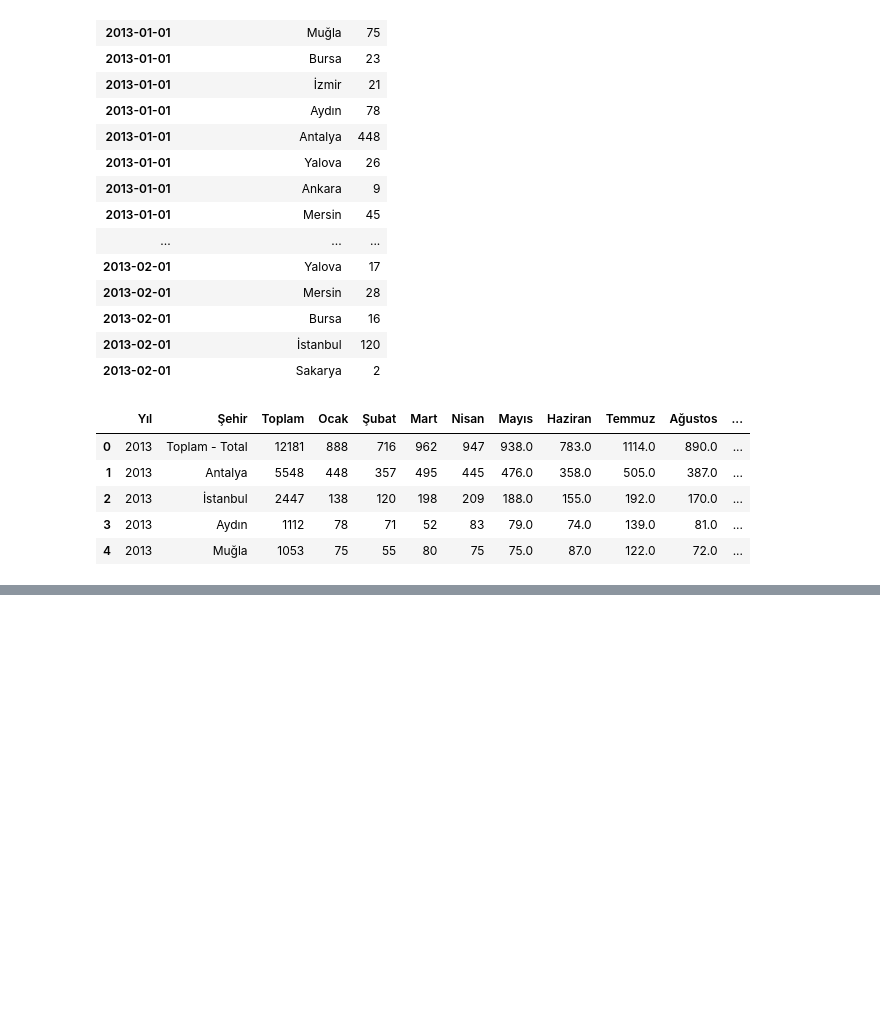
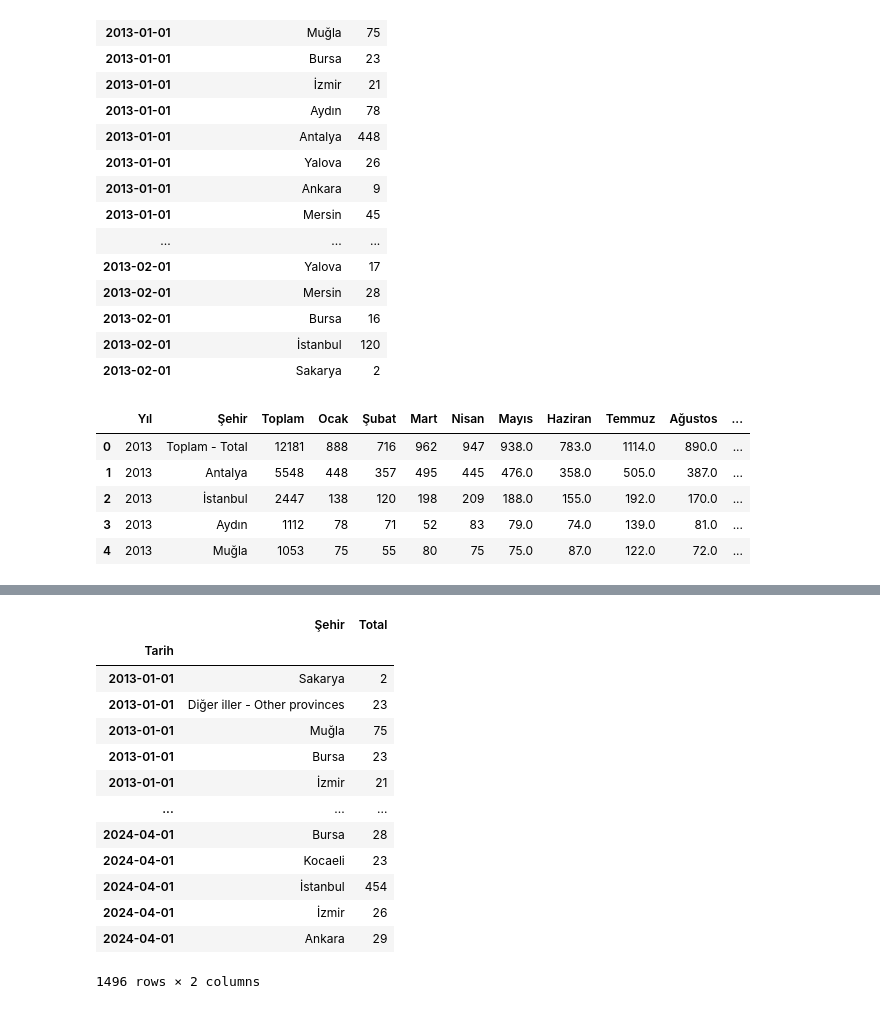
Before and after one commit to Zakerous76/analythings-viz-2-fastAPI-integration, a Jupyter notebook: fastAPI-tutorials/developement.ipynb, the cells around one changed output, grey strips where cells are left out. Cells and saved outputs as stored; diff of their text form; code cells hidden in the pictures; blank space fills up the shorter version.

```diff
--- a/fastAPI-tutorials/developement.ipynb
+++ b/fastAPI-tutorials/developement.ipynb
@@ -493,0 +374,17 @@ fig.show()
+# %%
+df_f_cities_aggregated
+# %% [output]
+|  | Şehir | Total |
+| Tarih |  |  |
+| 2013-01-01 | Sakarya | 2 |
+| 2013-01-01 | Diğer iller - Other provinces | 23 |
+| 2013-01-01 | Muğla | 75 |
+| 2013-01-01 | Bursa | 23 |
+| 2013-01-01 | İzmir | 21 |
+| ... | ... | ... |
+| 2024-04-01 | Bursa | 28 |
+| 2024-04-01 | Kocaeli | 23 |
+| 2024-04-01 | İstanbul | 454 |
+| 2024-04-01 | İzmir | 26 |
+| 2024-04-01 | Ankara | 29 |
+1496 rows × 2 columns
```
Also changed, not shown: parts of 8 cells of this notebook, 3 other files.
